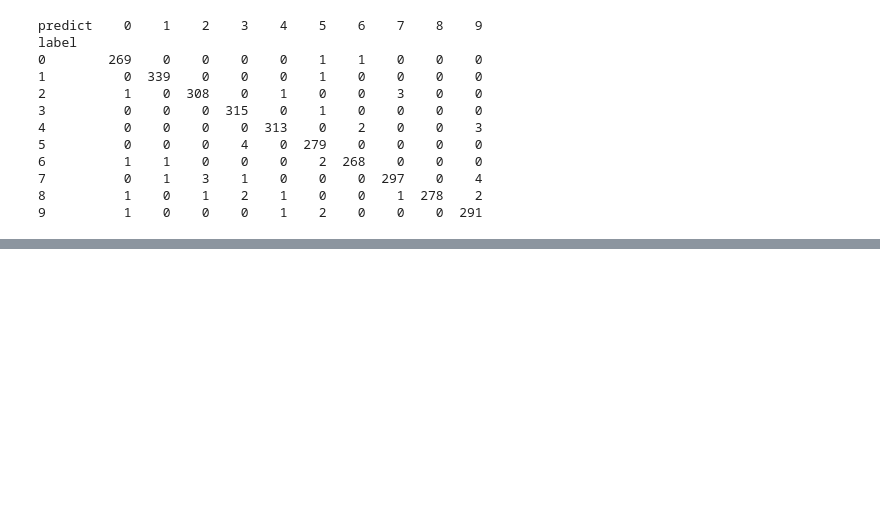
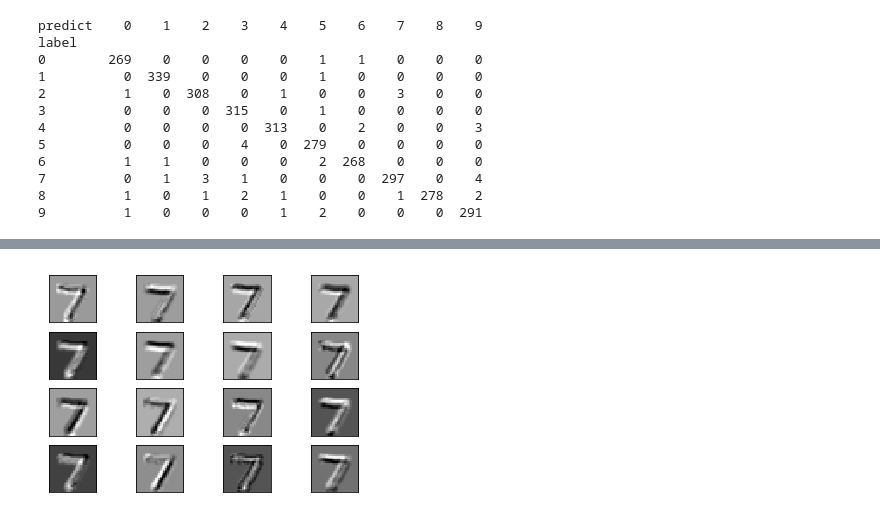
Before and after one commit to NickYuu/TensorFlow, a Jupyter notebook: Mnist/03-CNN.ipynb, the cells around one changed output, grey strips where cells are left out. Saved outputs shown, nothing was run; the diff lists cells and outputs as text; code cells hidden in the pictures; blank space fills up the shorter version.

Commit message:
mnist 卷積視覺化

```diff
--- a/Mnist/03-CNN.ipynb
+++ b/Mnist/03-CNN.ipynb
@@ -220,0 +248,25 @@ label
+# %%
+def plot_conv_layer(layer, image, num_filters):
+    # layer 輸入範例是 [batch_num, width, height, channels] ex. [1, 28, 28, 32]
+    # 這裡設定的 image 是單一個手寫字影像輸入
+    # 接下來把它餵入 tensorflow 的 session 跑出我們想要的輸出結果
+    output = sess.run(layer, feed_dict={x: [image]})
+
+    num_grids = int(math.ceil(math.sqrt(num_filters)))
+
+    fig, axes = plt.subplots(num_grids, num_grids)
+
+    for i, ax in enumerate(axes.flat):
+        if i < num_grids * num_grids:
+            img = output[0, :, :, i]
+            ax.imshow(img, interpolation='nearest', cmap='gray')
+
+        ax.set_xticks([])
+        ax.set_yticks([])
+
+    plt.show()
+# %%
+image1 = mnist.test.images[0]
+plot_conv_layer(Conv1, image1, 16)
+# %% [output]
+[figure, added]
```
Also changed, not shown: parts of 8 cells of this notebook.
